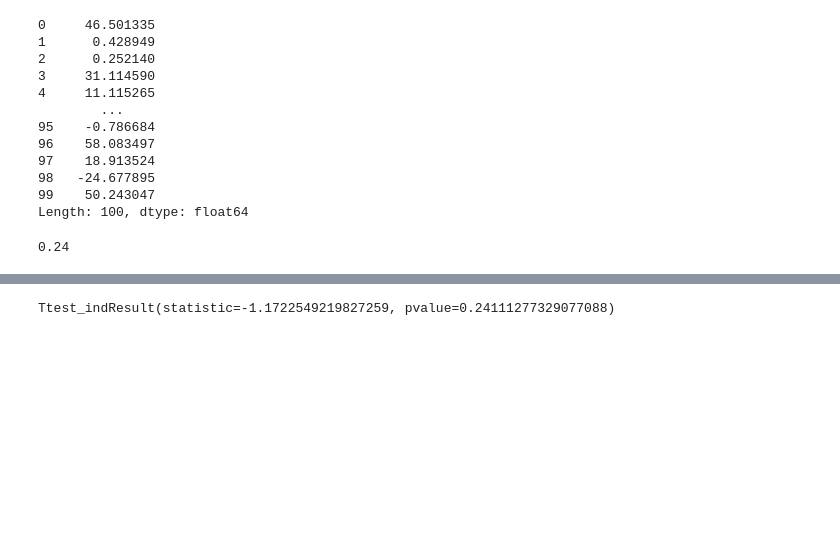
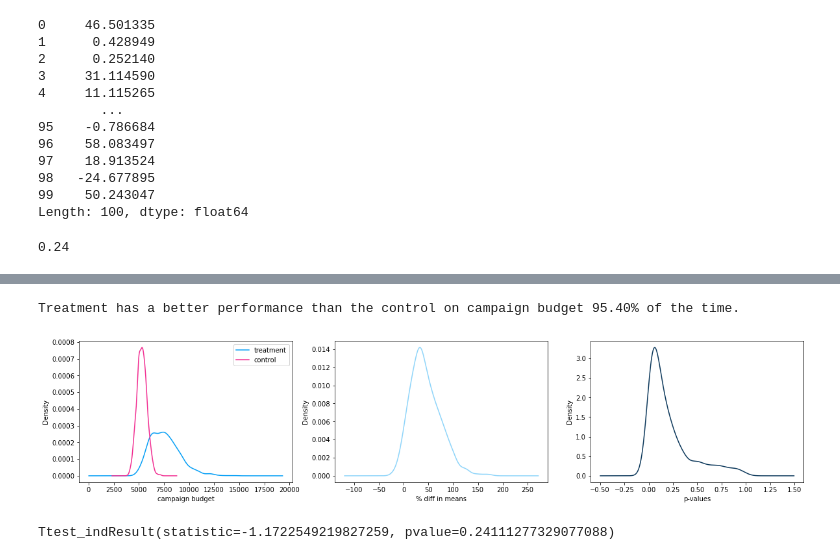
Before and after one commit to MekdiYilma/experiment_analysis, a Jupyter notebook: notebooks/ab_testing_experiment_analysis.ipynb, the cells around one changed output, grey strips where cells are left out. Cells and saved outputs as stored; diff of their text form; code cells hidden in the pictures; blank space fills up the shorter version.

```diff
--- a/notebooks/ab_testing_experiment_analysis.ipynb
+++ b/notebooks/ab_testing_experiment_analysis.ipynb
@@ -532,3 +551,8 @@ treatment_result = stratified_exp[stratified_exp.treatment == True]
+# %%
+plot_hist_dist(experiment, 'campaign_budget', 1000, 0, sample_size=sample_size, strata_proportions=[1/3, 1/3, 1/3])
+# %% [output]
+Treatment has a better performance than the control on campaign budget 95.40% of the time.
+[figure, added]
 # %%
 stats.ttest_ind(control_result.overspend_amt, treatment_result.overspend_amt)
 # %% [output]
```
Also changed, not shown: parts of 14 cells of this notebook.
